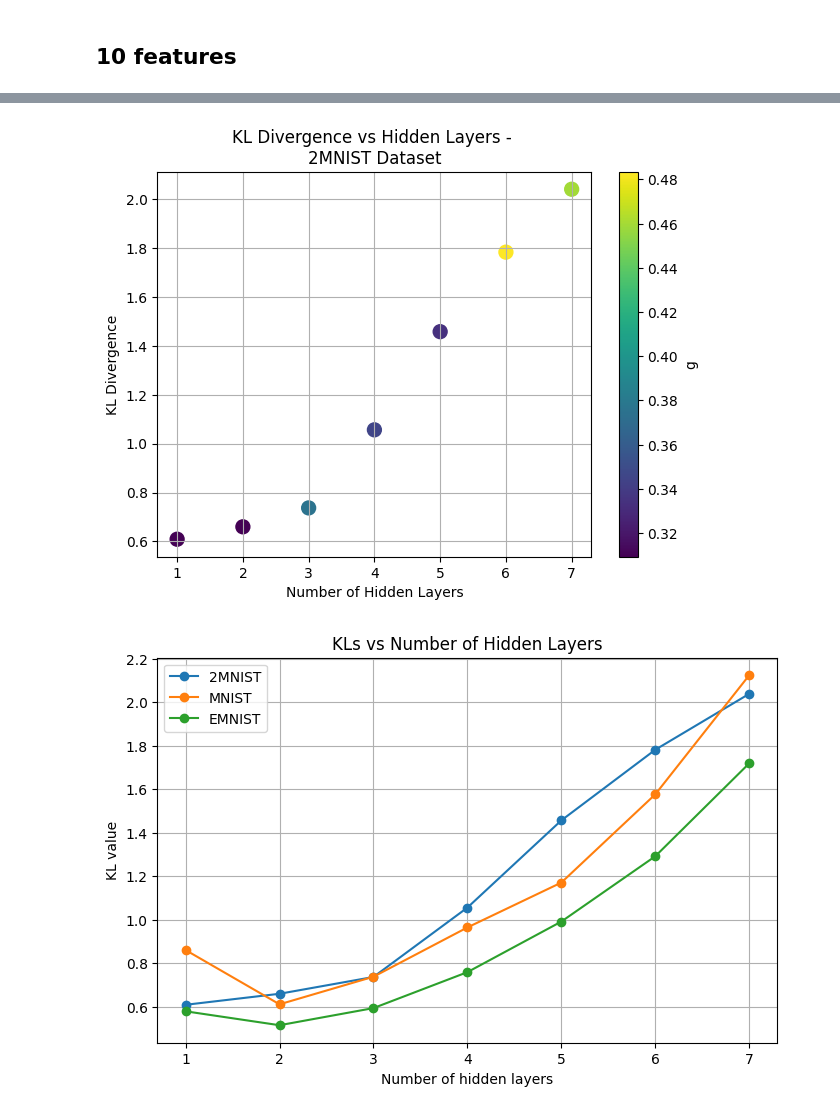
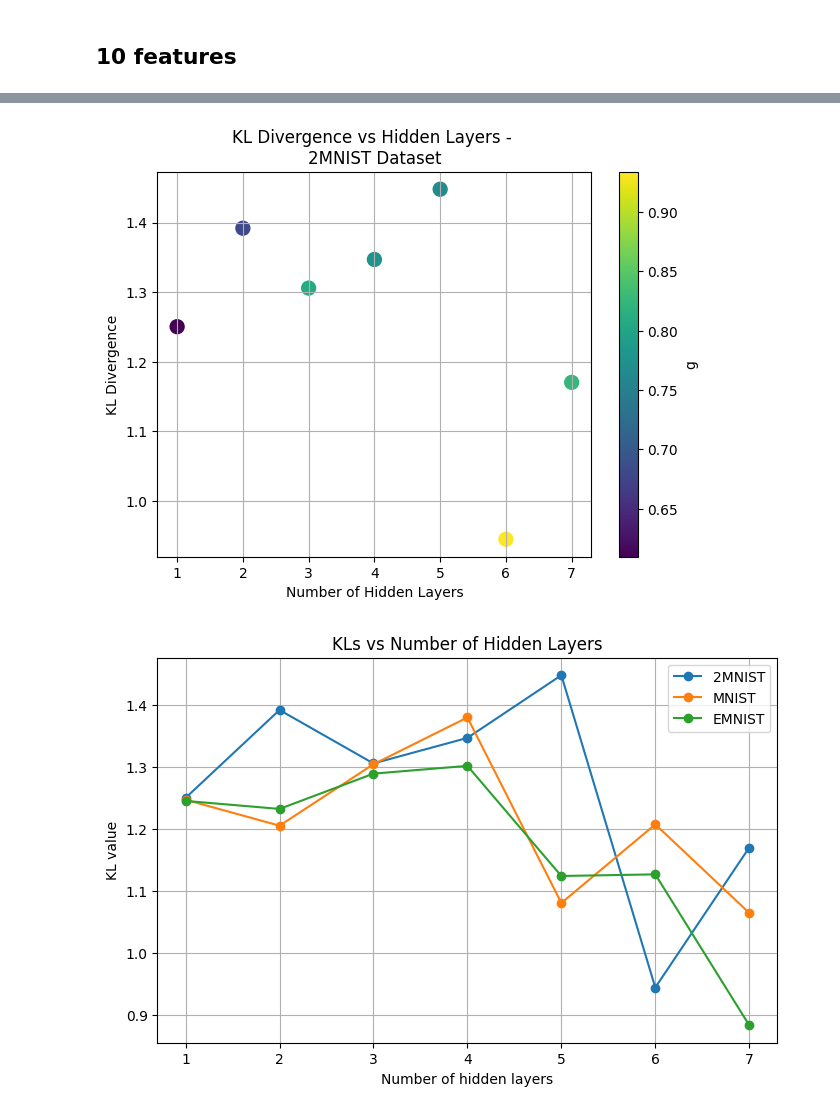
Before and after one commit to EnricoFrau/Autoencoders-Abstraction, a Jupyter notebook: notebooks/depth_analysis.ipynb, the cells around one changed output, grey strips where cells are left out. Saved outputs shown, nothing was run; the diff lists cells and outputs as text; code cells hidden in the pictures.

```diff
--- a/notebooks/depth_analysis.ipynb
+++ b/notebooks/depth_analysis.ipynb
@@ -495,7 +495,7 @@ for dataset in datasets:
         train_loader = train_loaders[dataset]
         val_loader = val_loaders[dataset]
         input_dim = 28 * 28
-        threshold_for_binarization = 0.4
+        threshold_for_binarization = 0.8
 
         my_model = AE_0(
             input_dim=input_dim,
@@ -512,7 +512,9 @@ for dataset in datasets:
         KLs_dict[dataset].append(KL)
         gs_dict[dataset].append(g)
 
-    plot_KLs_vs_hidden_layers(KLs_dict[dataset], gs_dict[dataset], dataset)
+        save_dir = f"../Images/{latent_dim}features/simultaneous train/thresh_for_bin_{threshold_for_binarization}"
 
-datasets_dicts_comparison(KLs_dict)
+    plot_KLs_vs_hidden_layers(KLs_dict[dataset], gs_dict[dataset], dataset, save_dir=save_dir)
+
+datasets_dicts_comparison(KLs_dict, save_dir)
 # %% [output]
@@ -545,7 +547,7 @@ for dataset in datasets:
         train_loader = train_loaders[dataset]
         val_loader = val_loaders[dataset]
         input_dim = 28 * 28
-        threshold_for_binarization = 0.3
+        threshold_for_binarization = 0.8
 
         my_model = AE_0(
             input_dim=input_dim,
@@ -562,7 +564,9 @@ for dataset in datasets:
         KLs_dict[dataset].append(KL)
         gs_dict[dataset].append(g)
 
-    plot_KLs_vs_hidden_layers(KLs_dict[dataset], gs_dict[dataset], dataset)
+        save_dir = f"../Images/{latent_dim}features/simultaneous train/thresh_for_bin_{threshold_for_binarization}"
 
-datasets_dicts_comparison(KLs_dict)
+    plot_KLs_vs_hidden_layers(KLs_dict[dataset], gs_dict[dataset], dataset, save_dir=save_dir)
+
+datasets_dicts_comparison(KLs_dict, save_dir)
 # %% [output]
@@ -595,7 +599,7 @@ for dataset in datasets:
         train_loader = train_loaders[dataset]
         val_loader = val_loaders[dataset]
         input_dim = 28 * 28
-        threshold_for_binarization = 0.6
+        threshold_for_binarization = 0.8
 
         my_model = AE_0(
             input_dim=input_dim,
@@ -612,7 +616,9 @@ for dataset in datasets:
         KLs_dict[dataset].append(KL)
         gs_dict[dataset].append(g)
 
-    plot_KLs_vs_hidden_layers(KLs_dict[dataset], gs_dict[dataset], dataset)
+        save_dir = f"../Images/{latent_dim}features/simultaneous train/thresh_for_bin_{threshold_for_binarization}"
 
-datasets_dicts_comparison(KLs_dict)
+    plot_KLs_vs_hidden_layers(KLs_dict[dataset], gs_dict[dataset], dataset, save_dir=save_dir)
+
+datasets_dicts_comparison(KLs_dict, save_dir)
 # %% [output]
@@ -621,2 +627,2 @@ datasets_dicts_comparison(KLs_dict)
-[figure, old version]
+[figure, new version]
-[figure, old version]
+[figure, new version]
```
Also changed, not shown: parts of 11 cells of this notebook, 7 other files.
